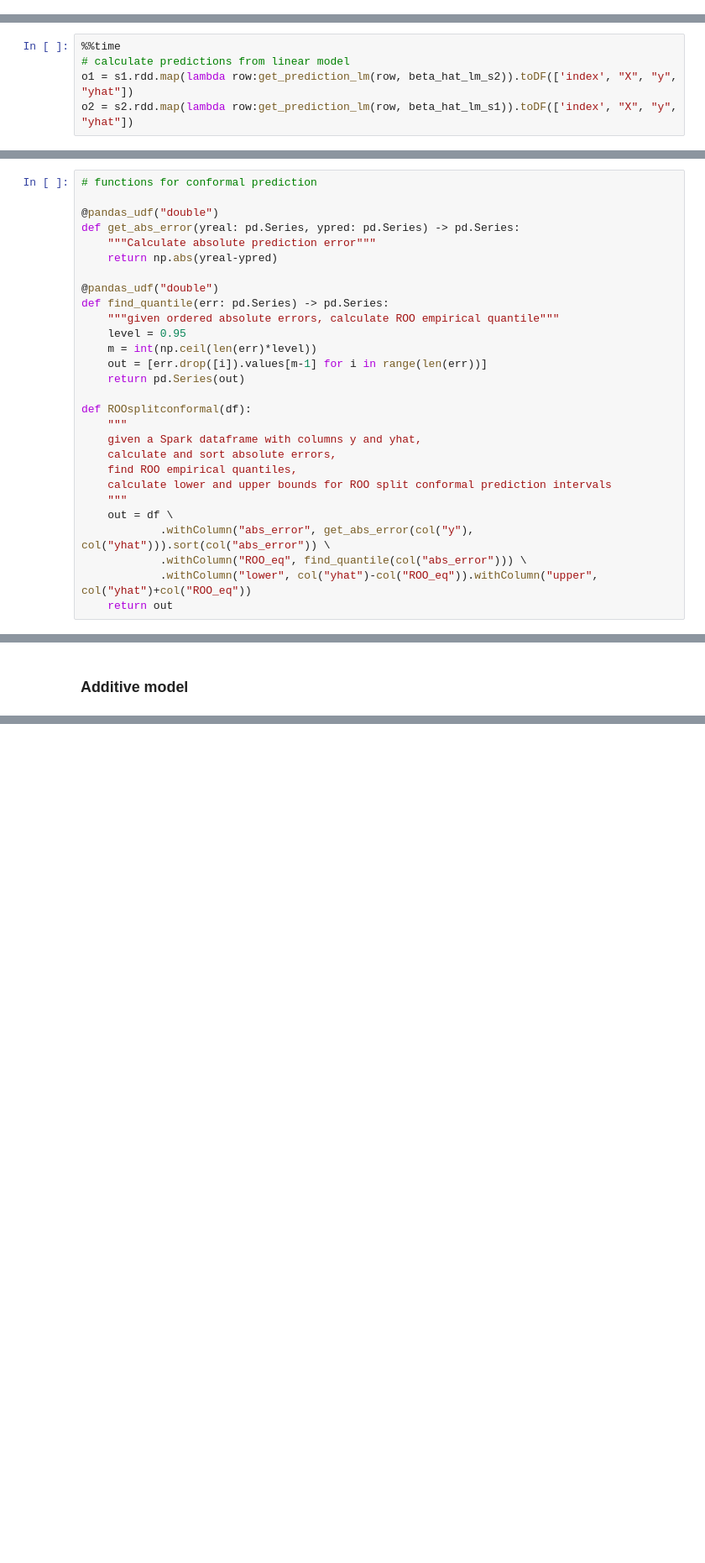
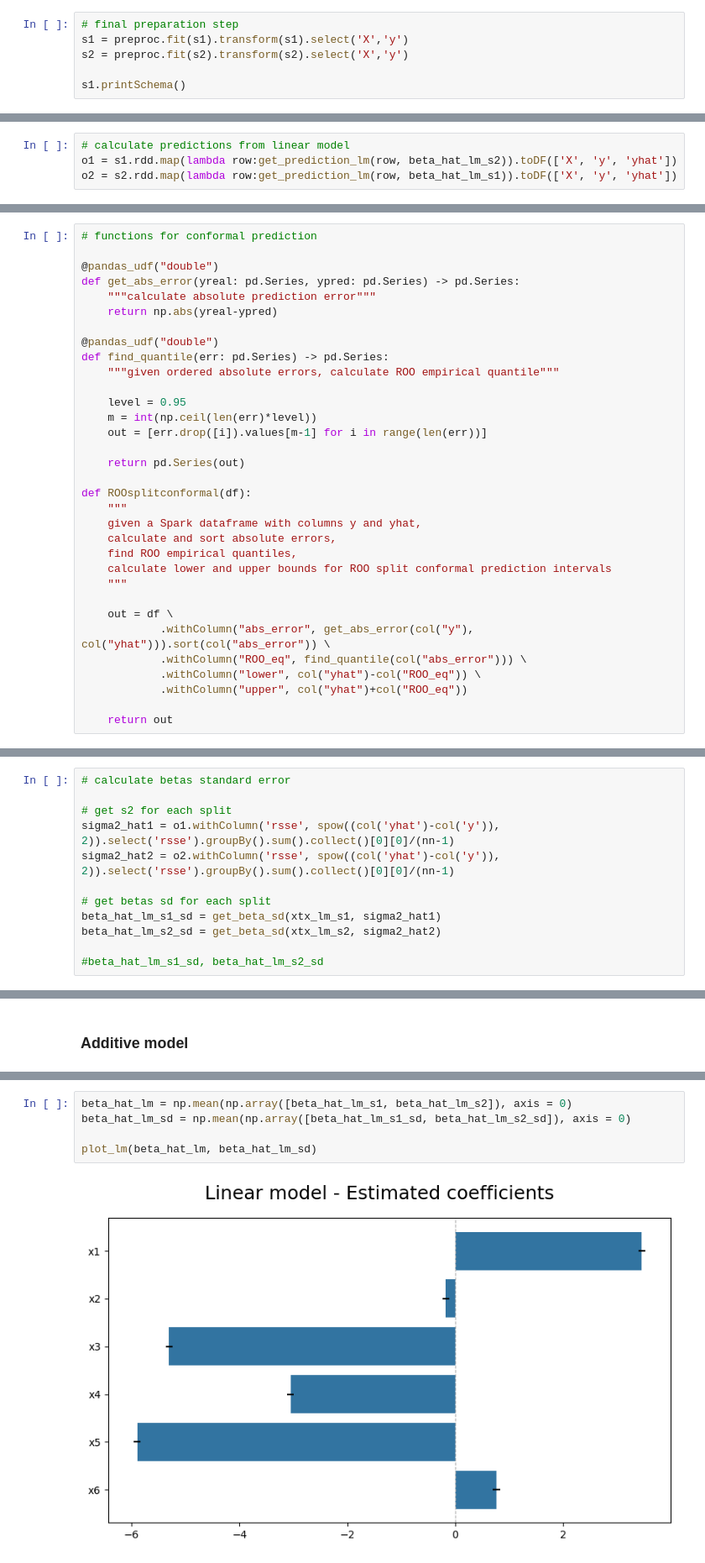
Before and after one commit to apiraccini/pyspark_applications, a Jupyter notebook: linear_additive_splitconformal.ipynb, the cells around one changed output, grey strips where cells are left out. Shown: that part at 84% size. Saved outputs shown, nothing was run; the diff lists cells and outputs as text; blank space fills up the shorter version.

Commit message:
added visualizations

```diff
--- a/linear_additive_splitconformal.ipynb
+++ b/linear_additive_splitconformal.ipynb
@@ -98,0 +117,6 @@ Split 2 has 5000 rows.
+# %%
+# final preparation step
+s1 = preproc.fit(s1).transform(s1).select('X','y')
+s2 = preproc.fit(s2).transform(s2).select('X','y')
+
+s1.printSchema()
@@ -138,5 +190,4 @@ beta_hat_lm_s2 = cholesky_normal_equations(xtx_lm_s2, xty_lm_s2)
 # %%
-%%time
 # calculate predictions from linear model
-o1 = s1.rdd.map(lambda row:get_prediction_lm(row, beta_hat_lm_s2)).toDF(['index', "X", "y", "yhat"])
-o2 = s2.rdd.map(lambda row:get_prediction_lm(row, beta_hat_lm_s1)).toDF(['index', "X", "y", "yhat"])
+o1 = s1.rdd.map(lambda row:get_prediction_lm(row, beta_hat_lm_s2)).toDF(['X', 'y', 'yhat'])
+o2 = s2.rdd.map(lambda row:get_prediction_lm(row, beta_hat_lm_s1)).toDF(['X', 'y', 'yhat'])
@@ -148,15 +196,17 @@ Wall time: 3.88 s
 
 @pandas_udf("double")
 def get_abs_error(yreal: pd.Series, ypred: pd.Series) -> pd.Series:
-    """Calculate absolute prediction error"""
+    """calculate absolute prediction error"""
     return np.abs(yreal-ypred)
 
 @pandas_udf("double")
 def find_quantile(err: pd.Series) -> pd.Series:
     """given ordered absolute errors, calculate ROO empirical quantile"""
+
     level = 0.95
     m = int(np.ceil(len(err)*level))
     out = [err.drop([i]).values[m-1] for i in range(len(err))]
+
     return pd.Series(out)
 
 def ROOsplitconformal(df):
@@ -166,10 +216,13 @@ def ROOsplitconformal(df):
     find ROO empirical quantiles,
     calculate lower and upper bounds for ROO split conformal prediction intervals
     """
+
     out = df \
             .withColumn("abs_error", get_abs_error(col("y"), col("yhat"))).sort(col("abs_error")) \
             .withColumn("ROO_eq", find_quantile(col("abs_error"))) \
-            .withColumn("lower", col("yhat")-col("ROO_eq")).withColumn("upper", col("yhat")+col("ROO_eq"))
+            .withColumn("lower", col("yhat")-col("ROO_eq")) \
+            .withColumn("upper", col("yhat")+col("ROO_eq"))
+
     return out
 # %%
 # ROO split conformal predictive intervals
@@ -180,0 +231,12 @@ res_lm = o1.union(o2)
+# %%
+# calculate betas standard error
+
+# get s2 for each split
+sigma2_hat1 = o1.withColumn('rsse', spow((col('yhat')-col('y')), 2)).select('rsse').groupBy().sum().collect()[0][0]/(nn-1)
+sigma2_hat2 = o2.withColumn('rsse', spow((col('yhat')-col('y')), 2)).select('rsse').groupBy().sum().collect()[0][0]/(nn-1)
+
+# get betas sd for each split
+beta_hat_lm_s1_sd = get_beta_sd(xtx_lm_s1, sigma2_hat1)
+beta_hat_lm_s2_sd = get_beta_sd(xtx_lm_s2, sigma2_hat2)
+
+#beta_hat_lm_s1_sd, beta_hat_lm_s2_sd
@@ -335,0 +456,7 @@ Wall time: 38.7 s
+# %%
+beta_hat_lm = np.mean(np.array([beta_hat_lm_s1, beta_hat_lm_s2]), axis = 0)
+beta_hat_lm_sd = np.mean(np.array([beta_hat_lm_s1_sd, beta_hat_lm_s2_sd]), axis = 0)
+
+plot_lm(beta_hat_lm, beta_hat_lm_sd)
+# %% [output]
+[figure, added]
```
Also changed, not shown: parts of 41 cells of this notebook.
